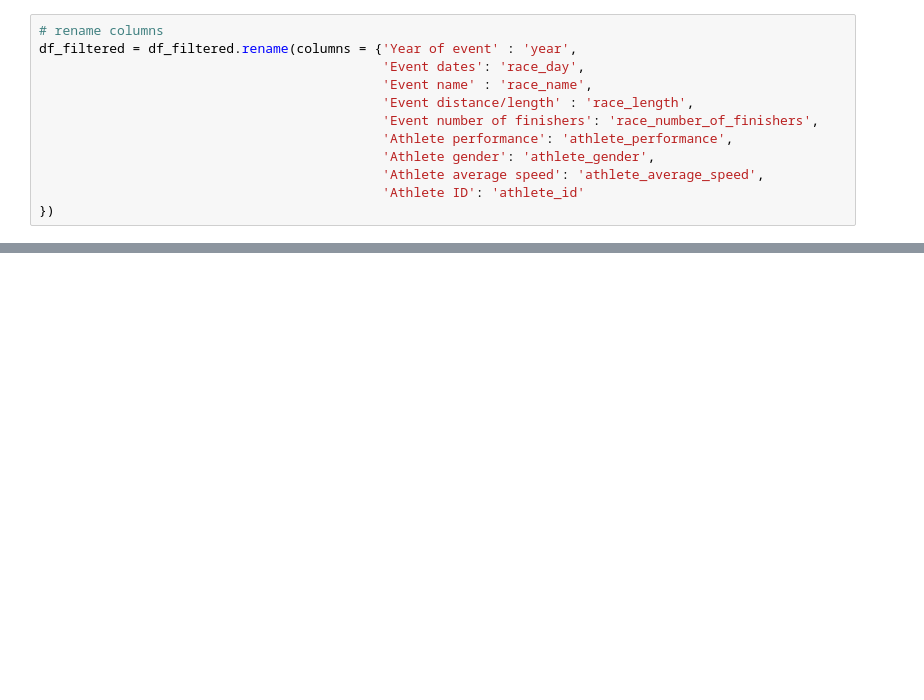
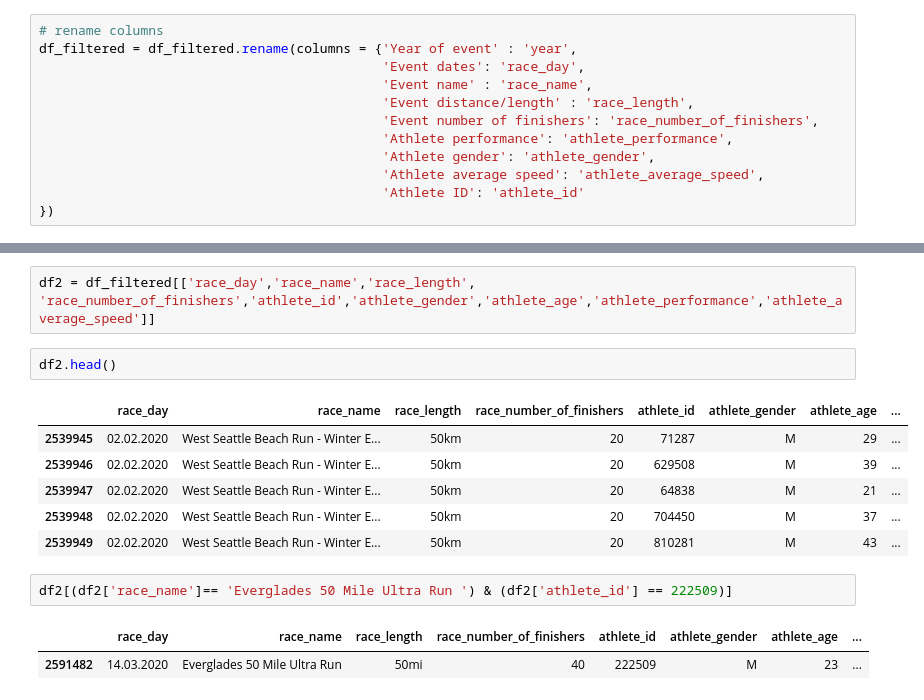
Before and after one commit to AnnieTran2023/Ultra-marathon-running-analysis, a Jupyter notebook: analysis.ipynb, the cells around one changed output, grey strips where cells are left out. Drawn from its saved outputs; the diff is of its cells as text; blank space fills up the shorter version.

```diff
--- a/analysis.ipynb
+++ b/analysis.ipynb
@@ -295,3 +295,19 @@ df_filtered.head()
 | 2539947 | 2020 | 02.02.2020 | West Seattle Beach Run - Winter E... | 50km | 20 | 4:07:57 | M | ... |
 | 2539948 | 2020 | 02.02.2020 | West Seattle Beach Run - Winter E... | 50km | 20 | 4:22:02 | M | ... |
 | 2539949 | 2020 | 02.02.2020 | West Seattle Beach Run - Winter E... | 50km | 20 | 4:27:34 | M | ... |
+# %%
+df2 = df_filtered[['race_day','race_name','race_length', 'race_number_of_finishers','athlete_id','athlete_gender','athlete_age','athlete_performance','athlete_average_speed']]
+# %%
+df2.head()
+# %% [output]
+|  | race_day | race_name | race_length | race_number_of_finishers | athlete_id | athlete_gender | athlete_age | ... |
+| 2539945 | 02.02.2020 | West Seattle Beach Run - Winter E... | 50km | 20 | 71287 | M | 29 | ... |
+| 2539946 | 02.02.2020 | West Seattle Beach Run - Winter E... | 50km | 20 | 629508 | M | 39 | ... |
+| 2539947 | 02.02.2020 | West Seattle Beach Run - Winter E... | 50km | 20 | 64838 | M | 21 | ... |
+| 2539948 | 02.02.2020 | West Seattle Beach Run - Winter E... | 50km | 20 | 704450 | M | 37 | ... |
+| 2539949 | 02.02.2020 | West Seattle Beach Run - Winter E... | 50km | 20 | 810281 | M | 43 | ... |
+# %%
+df2[(df2['race_name']== 'Everglades 50 Mile Ultra Run ') & (df2['athlete_id'] == 222509)]
+# %% [output]
+|  | race_day | race_name | race_length | race_number_of_finishers | athlete_id | athlete_gender | athlete_age | ... |
+| 2591482 | 14.03.2020 | Everglades 50 Mile Ultra Run | 50mi | 40 | 222509 | M | 23 | ... |
```
Also changed, not shown: parts of 2 cells of this notebook.
